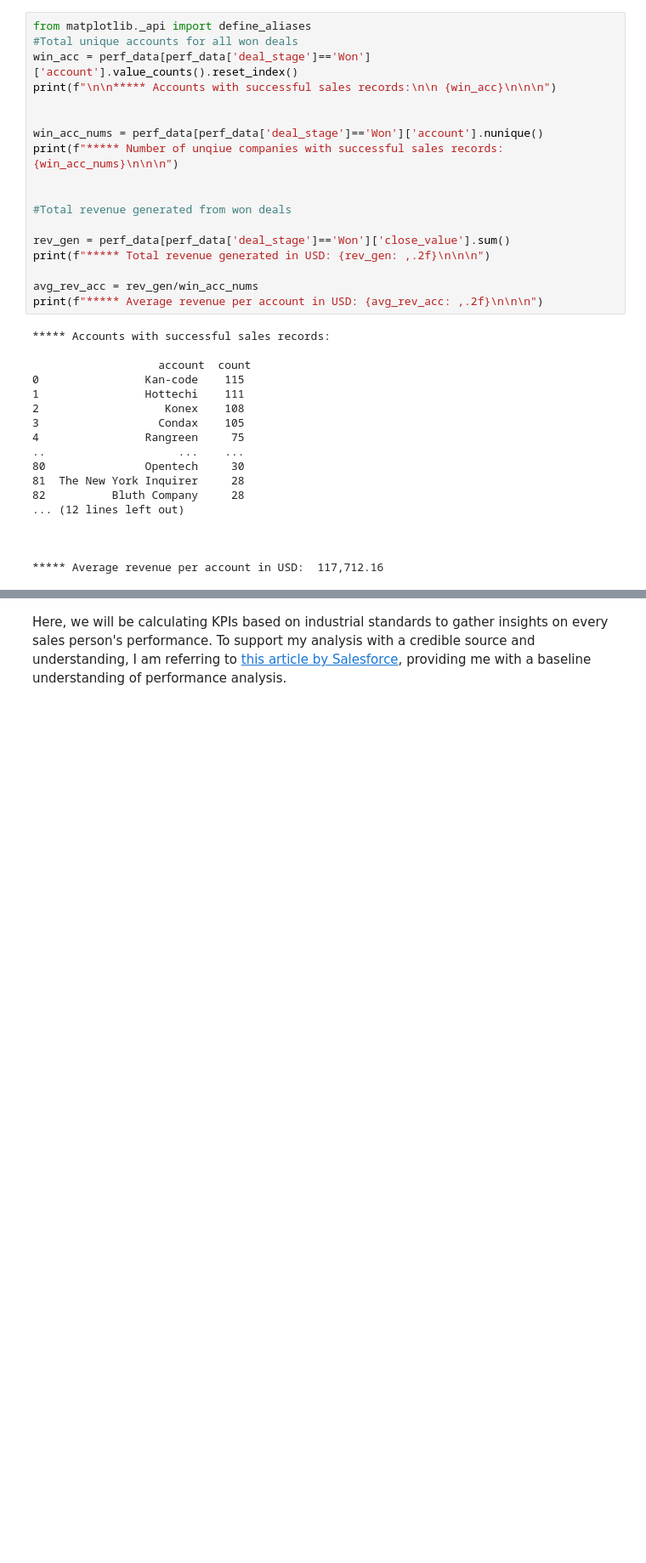
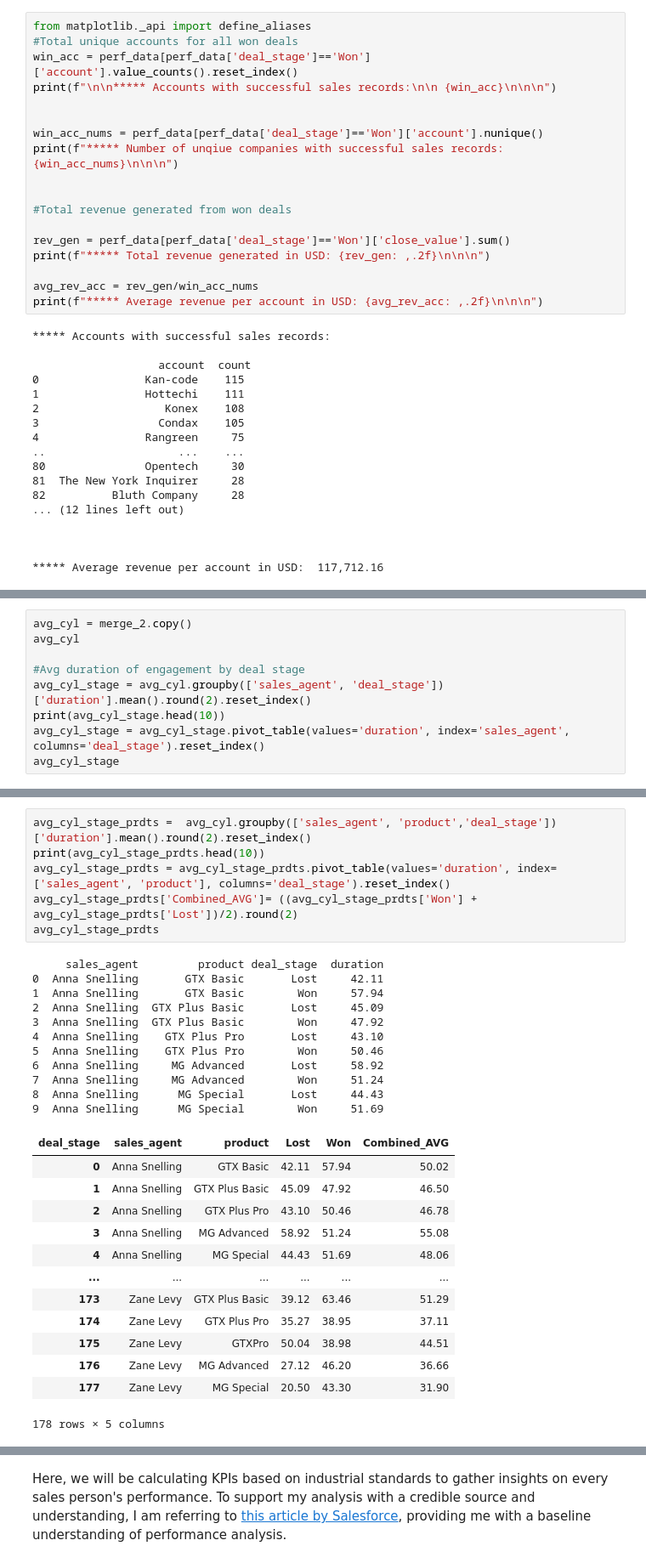
Before and after one commit to SuyogPatgave/Python_Codes-Projects, a Jupyter notebook: CRM_Project.ipynb, the cells around one changed output, grey strips where cells are left out. Shown at 85% size. Drawn from its saved outputs; the diff is of its cells as text; blank space fills up the shorter version.

```diff
--- a/CRM_Project.ipynb
+++ b/CRM_Project.ipynb
@@ -1567,0 +1645,9 @@ print(f"***** Average revenue per account in USD: {avg_rev_acc: ,.2f}\n\n\n")
+# %%
+avg_cyl = merge_2.copy()
+avg_cyl
+
+#Avg duration of engagement by deal stage
+avg_cyl_stage = avg_cyl.groupby(['sales_agent', 'deal_stage'])['duration'].mean().round(2).reset_index()
+print(avg_cyl_stage.head(10))
+avg_cyl_stage = avg_cyl_stage.pivot_table(values='duration', index='sales_agent', columns='deal_stage').reset_index()
+avg_cyl_stage
@@ -1567,0 +1683,31 @@ print(f"***** Average revenue per account in USD: {avg_rev_acc: ,.2f}\n\n\n")
+# %%
+avg_cyl_stage_prdts =  avg_cyl.groupby(['sales_agent', 'product','deal_stage'])['duration'].mean().round(2).reset_index()
+print(avg_cyl_stage_prdts.head(10))
+avg_cyl_stage_prdts = avg_cyl_stage_prdts.pivot_table(values='duration', index=['sales_agent', 'product'], columns='deal_stage').reset_index()
+avg_cyl_stage_prdts['Combined_AVG']= ((avg_cyl_stage_prdts['Won'] + avg_cyl_stage_prdts['Lost'])/2).round(2)
+avg_cyl_stage_prdts
+# %% [output]
+     sales_agent         product deal_stage  duration
+0  Anna Snelling       GTX Basic       Lost     42.11
+1  Anna Snelling       GTX Basic        Won     57.94
+2  Anna Snelling  GTX Plus Basic       Lost     45.09
+3  Anna Snelling  GTX Plus Basic        Won     47.92
+4  Anna Snelling    GTX Plus Pro       Lost     43.10
+5  Anna Snelling    GTX Plus Pro        Won     50.46
+6  Anna Snelling     MG Advanced       Lost     58.92
+7  Anna Snelling     MG Advanced        Won     51.24
+8  Anna Snelling      MG Special       Lost     44.43
+9  Anna Snelling      MG Special        Won     51.69
+| deal_stage | sales_agent | product | Lost | Won | Combined_AVG |
+| 0 | Anna Snelling | GTX Basic | 42.11 | 57.94 | 50.02 |
+| 1 | Anna Snelling | GTX Plus Basic | 45.09 | 47.92 | 46.50 |
+| 2 | Anna Snelling | GTX Plus Pro | 43.10 | 50.46 | 46.78 |
+| 3 | Anna Snelling | MG Advanced | 58.92 | 51.24 | 55.08 |
+| 4 | Anna Snelling | MG Special | 44.43 | 51.69 | 48.06 |
+| ... | ... | ... | ... | ... | ... |
+| 173 | Zane Levy | GTX Plus Basic | 39.12 | 63.46 | 51.29 |
+| 174 | Zane Levy | GTX Plus Pro | 35.27 | 38.95 | 37.11 |
+| 175 | Zane Levy | GTXPro | 50.04 | 38.98 | 44.51 |
+| 176 | Zane Levy | MG Advanced | 27.12 | 46.20 | 36.66 |
+| 177 | Zane Levy | MG Special | 20.50 | 43.30 | 31.90 |
+178 rows × 5 columns
```
Also changed, not shown: parts of 14 cells of this notebook.
